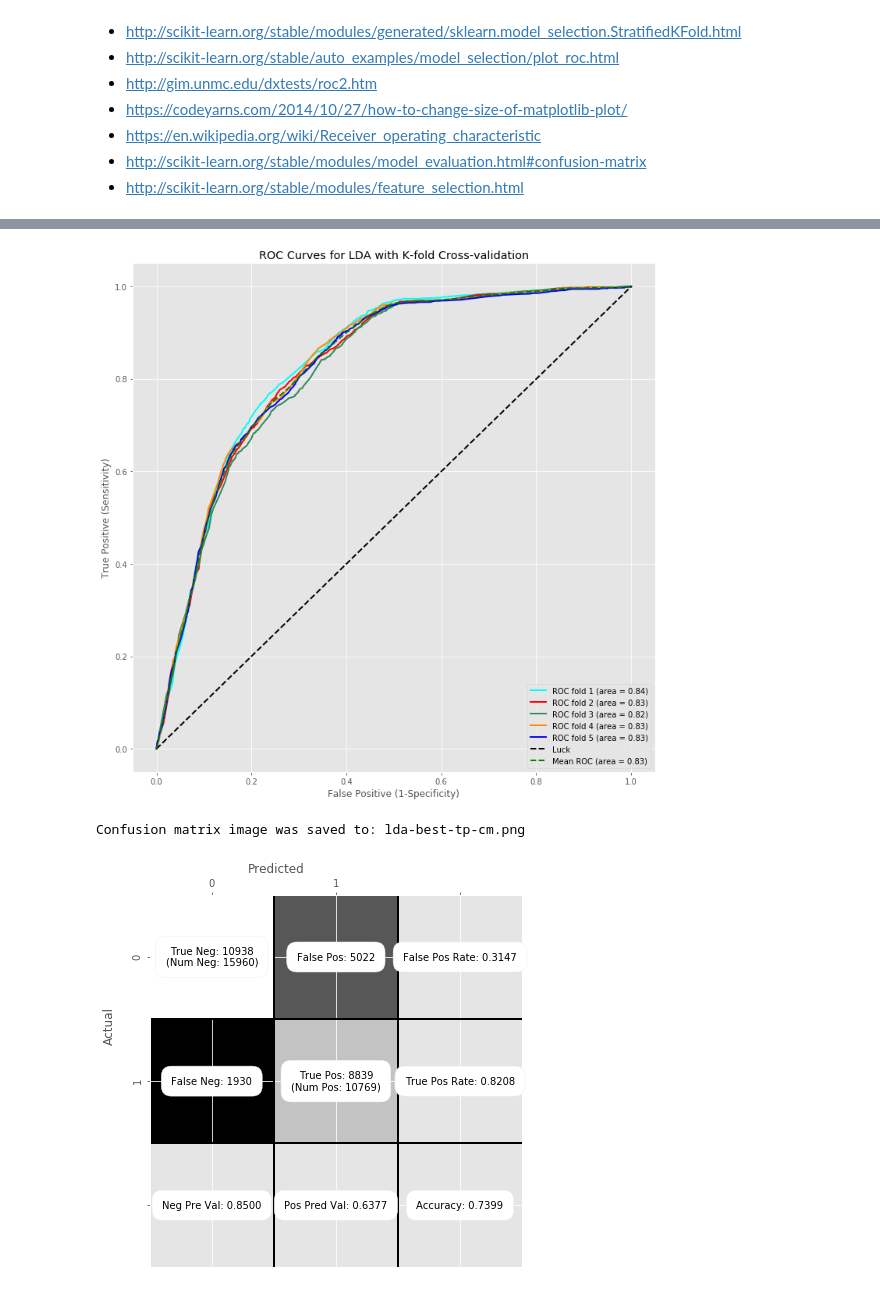
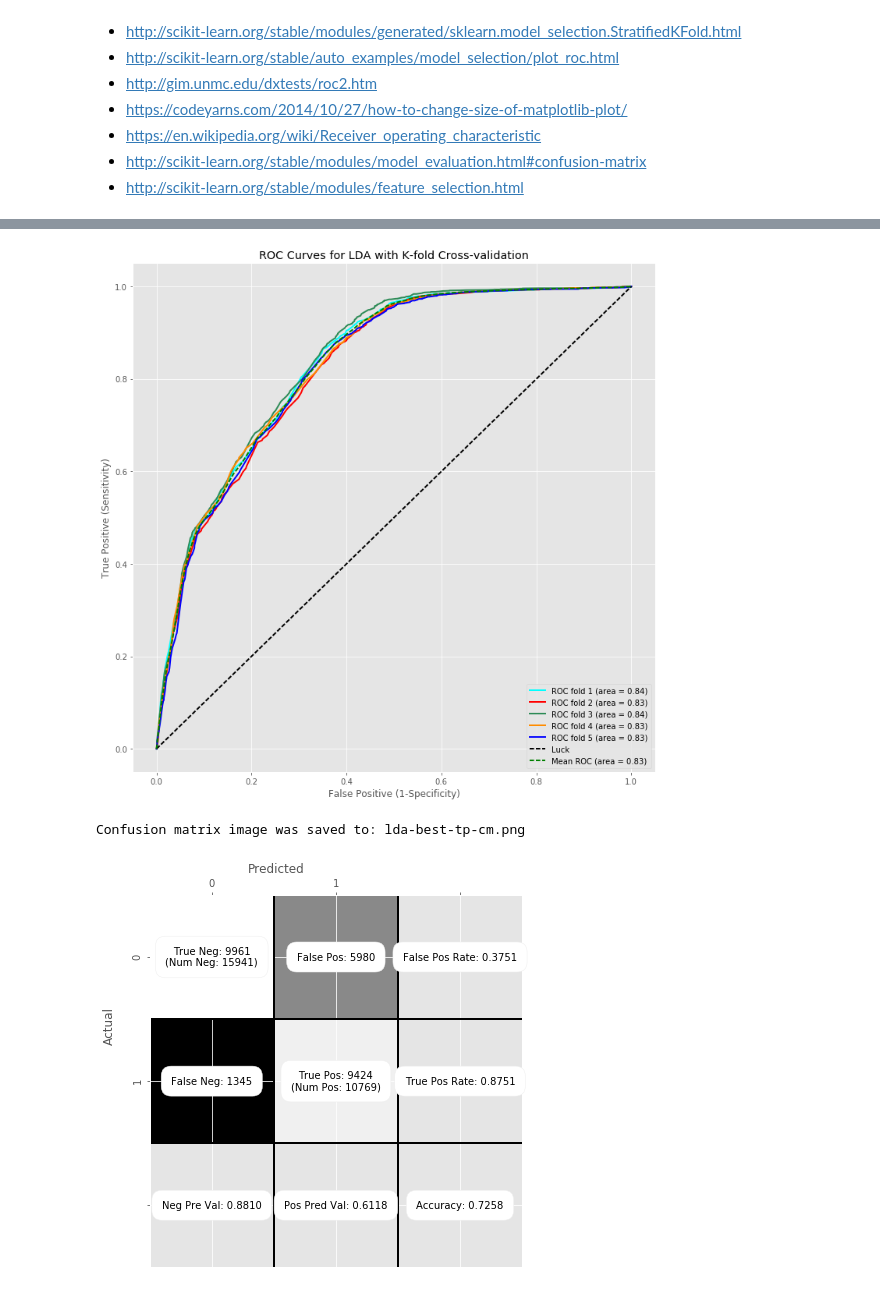
Before and after one commit to jbonfardeci/austin-animal-shelter-model, a Jupyter notebook: itsm601_project_2018_2.ipynb, the cells around one changed output, grey strips where cells are left out. Saved outputs shown, nothing was run; the diff lists cells and outputs as text; code cells hidden in the pictures.

```diff
--- a/itsm601_project_2018_2.ipynb
+++ b/itsm601_project_2018_2.ipynb
@@ -53,9 +55,18 @@ LDA_SHRINKAGE = 'auto'
 # number of cross-validation groups to run
 NUM_CV = 5
 
+# Saving output
 SAVE_FIGS = True
 OUTPUT_TO_CSV = False
 OUTPUT_DIR = ''
+
+# Define global vars
+X = None # Matrix of variables
+y = None # Dependent variable list
+keys = None # Key/ID values
+columns = None # Names of variables
+df_raw = None # Pandas DataFrame for raw imported data.
+df = None # Pandas DataFrame to store our model data.
 # %% [markdown]
 All of the links below proved helpful in the researh for writing this notebook.
 * http://sebastianraschka.com/Articles/2014_python_lda.html#introduction
@@ -615,6 +488,14 @@ def get_cm_row(method, foldnum, cutoff, actual, prob):
 # %%
 # Run LDA with cross-validation and plot ROC curves
-def run_lda():
+def fit_lda():
+    """
+    Fit a model with Linear Discriminant Analysis (LDA).
+    """
+    # Estimate priors.
+    gnb = GaussianNB()
+    gnb.fit(X, y)
+    priors = gnb.class_prior_
+
     rand = np.random.RandomState(0)
     cv = StratifiedKFold(n_splits=NUM_CV, shuffle=True, random_state=rand)
     mean_tpr = 0.0
@@ -628,7 +509,6 @@ def run_lda():
     best_mean_fpr = 0.0
 
     # For each cross-validation batch, fit model 80:20 split, plot ROC, and get cutoff
-    # TODO - add feature selection per CV
     # train, test are of type <type 'numpy.ndarray'>
     i = 0
     for (train, test) in cv.split(X, y):
@@ -639,33 +519,11 @@ def run_lda():
         train_y = y[train]
 
         # train LDA on training dataset
-        lda = LinearDiscriminantAnalysis(solver=LDA_SOLVER,
+        lda = LinearDiscriminantAnalysis(solver=LDA_SOLVER, priors=priors,
                                          shrinkage=LDA_SHRINKAGE, store_covariance=True).fit(train_X, train_y)
-
         # test LDA on test dataset
         # predict probability returns <type 'numpy.ndarray'> (n_samples, n_classes)
         prob = lda.predict_proba(test_X)
-        #z_labels = lda.predict(test_X)
-        # print(z_labels)
-
-        """
-        s_fpr = SelectFpr()
-        pvalue_data = []
-        for (col, val) in zip(df.columns, s_fpr.fit(train_X, train_y).pvalues_):
-            pvalue_data.append( (col, float(val)) )
-
-        df_pvalues = pd.DataFrame(data=pvalue_data, columns=['X', 'pvalue'])\
-            .sort_values(by='pvalue', ascending=True)
-        display( df_pvalues )
-        """
-
-        # display explained variance ratio
-        #variance = pd.DataFrame(data=lda.explained_variance_ratio_)
-        #display(variance)
-
-        # display covariance matrix
-        #cov = pd.DataFrame(data=lda.covariance_)
-        #display(cov)
 
         # get predicted values: 1/0; default threshold/cutoff is 0.5
         predicted = lda.predict(test_X)
@@ -680,13 +538,10 @@ def run_lda():
         mean_tpr += interp(mean_fpr, fpr, tpr)
         mean_tpr[0] = 0.0
 
-        if OUTPUT_TO_CSV:
-            output_excel('lda-fold-%d-test' % (i+1), prob, test_X, test_actual, predicted, significant_features, 'TestSet%d' % (i+1))
-
         lda_actual.extend(test_actual)
         lda_prob.extend(prob)
         roc_kfolds.append([tpr, fpr])
-        best_tpr, best_fpr, best_cutoff = get_best_cutoff(actual=test_actual, prob=prob)
+        best_tpr, best_fpr, best_cutoff = u.Utilities.get_best_cutoff(actual=test_actual, prob=prob)
         best_mean_cutoff += best_cutoff
         best_mean_tpr += best_tpr
         best_mean_fpr += best_fpr
@@ -699,16 +554,21 @@ def run_lda():
     best_mean_tpr /= float(NUM_CV)
     best_mean_fpr /= float(NUM_CV)
     best_mean_cutoff /= float(NUM_CV)
-    print('Means:  TPR: %0.5f, FPR: %0.5f, Cutoff: %0.5f'%(best_mean_tpr, best_mean_fpr, best_mean_cutoff))
+    print('Means:  TPR: %0.5f, TNR: %0.5f, Cutoff: %0.5f'%(best_mean_tpr, 1-best_mean_fpr, best_mean_cutoff))
 
-    show_roc(roc_kfolds, mean_tpr, mean_fpr, 'ROC Curves for LDA with K-fold Cross-validation', 2, 'lda-roc')
+    # Display ROC Curve, output to CSV
+    u.Utilities.show_roc(roc_kfolds, mean_tpr, mean_fpr, 'ROC Curves for LDA with K-fold Cross-validation', 2, 'lda-roc')
 
     if OUTPUT_TO_CSV:
-        output_cms('lda-cms', cm_folds, 'LDA_Test_Folds') # output to CSV
+        u.Utilities.output_cms('lda-cms', cm_folds, 'LDA_Test_Folds') # output to CSV
 
-    best_tp = get_confusion_matrix(best_mean_cutoff, lda_actual, lda_prob)
-    show_confusion_matrix(best_tp, ['0','1'], (6,6), 12, 'lda-best-tp-cm')
+    # Display Confustion Matrix, output to PNG
+    best_tp = u.Utilities.get_confusion_matrix(best_mean_cutoff, lda_actual, lda_prob)
+
+    # Display Confustion Matrix, output to PNG
+    u.Utilities.show_confusion_matrix(best_tp, ['0','1'], (6,6), 12, 'lda-best-tp-cm')
 
 
-run_lda()
+if __name__ == '__main__':
+    fit_lda()
 # %% [output]
@@ -721,5 +581,5 @@ Means:  TPR: 0.82617, FPR: 0.31253, Cutoff: 0.40000
 ROC image was saved to: lda-roc.png
-[figure, old version]
+[figure, new version]
 Confusion matrix image was saved to: lda-best-tp-cm.png
-[figure, old version]
+[figure, new version]
 # %%
```
Also changed, not shown: parts of 27 cells of this notebook, 12 other files.
